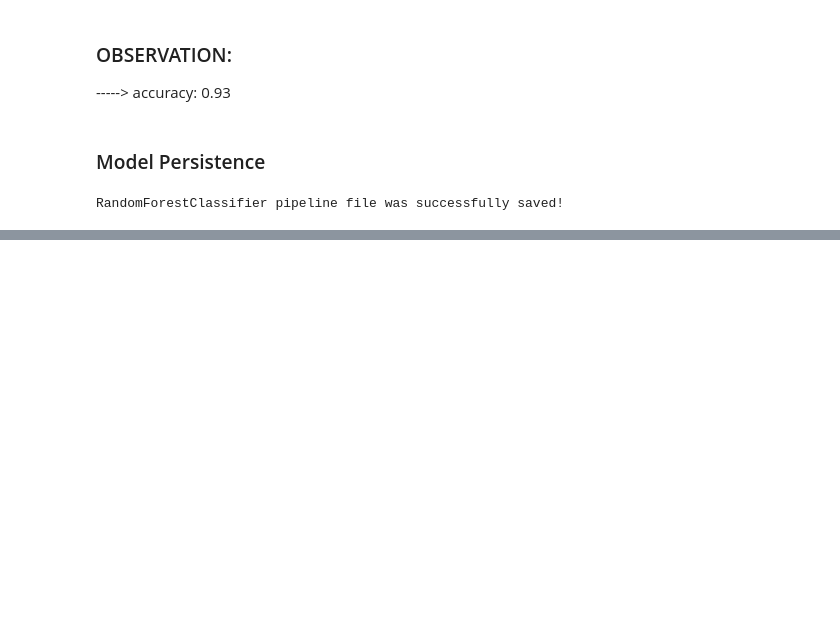
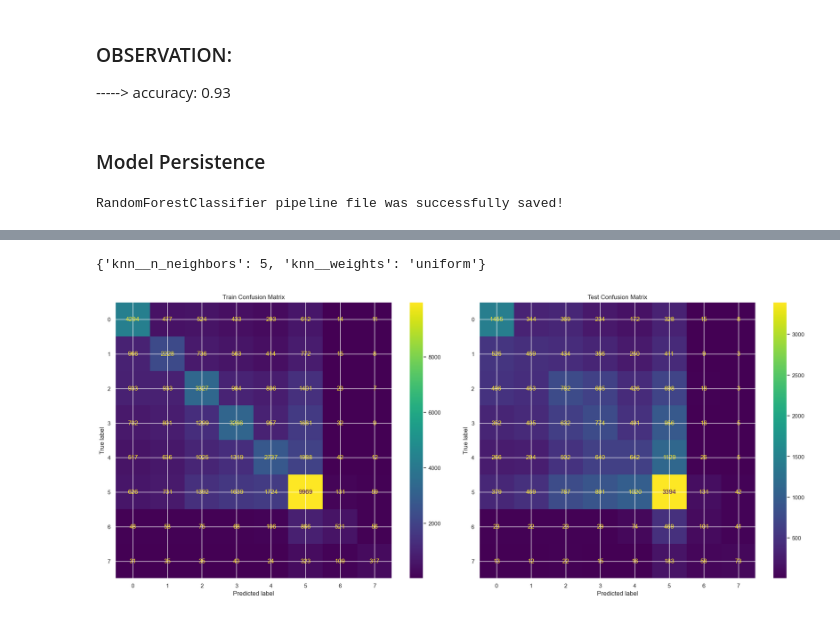
Before and after one commit to phoherozombie/HousePredictionPrice, a Jupyter notebook: notebooks/housePrediction.ipynb, the cells around one changed output, grey strips where cells are left out. Cells and saved outputs as stored; diff of their text form; code cells hidden in the pictures; blank space fills up the shorter version.

```diff
--- a/notebooks/housePrediction.ipynb
+++ b/notebooks/housePrediction.ipynb
@@ -2216,0 +2478,4 @@ RandomForestClassifier pipeline file was successfully saved!
+# %%
+knn_search.best_params_
+# %% [output]
+{'knn__n_neighbors': 5, 'knn__weights': 'uniform'}
@@ -2216,0 +2485,33 @@ RandomForestClassifier pipeline file was successfully saved!
+# %%
+%%time
+
+import matplotlib.pyplot as plt
+from sklearn.metrics import ConfusionMatrixDisplay
+
+# Tạo figure
+fig, (ax0, ax1) = plt.subplots(1, 2, figsize=(20, 8))
+
+# Confusion Matrix cho TRAIN
+ConfusionMatrixDisplay.from_estimator(
+    knn_search,      # GridSearchCV object
+    X_train,
+    y_train,
+    ax=ax0
+)
+
+# Confusion Matrix cho TEST
+ConfusionMatrixDisplay.from_estimator(
+    knn_search,
+    X_test,
+    y_test,
+    ax=ax1
+)
+
+# Set title
+ax0.set_title('Train Confusion Matrix')
+ax1.set_title('Test Confusion Matrix')
+
+plt.tight_layout()
+plt.show()
+# %% [output]
+[figure, added]
```
Also changed, not shown: parts of 24 cells of this notebook, 13 other files.
